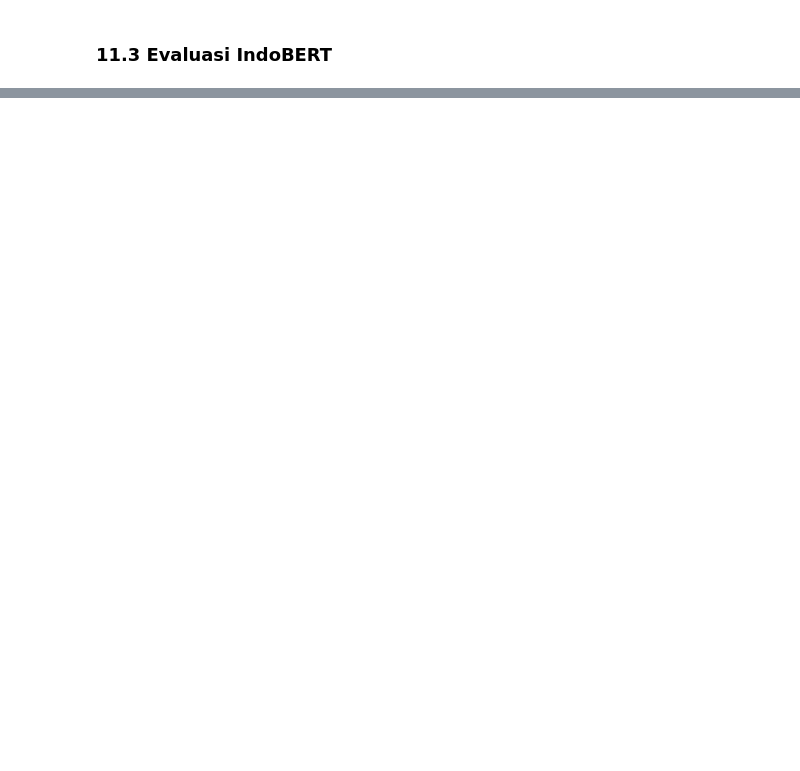
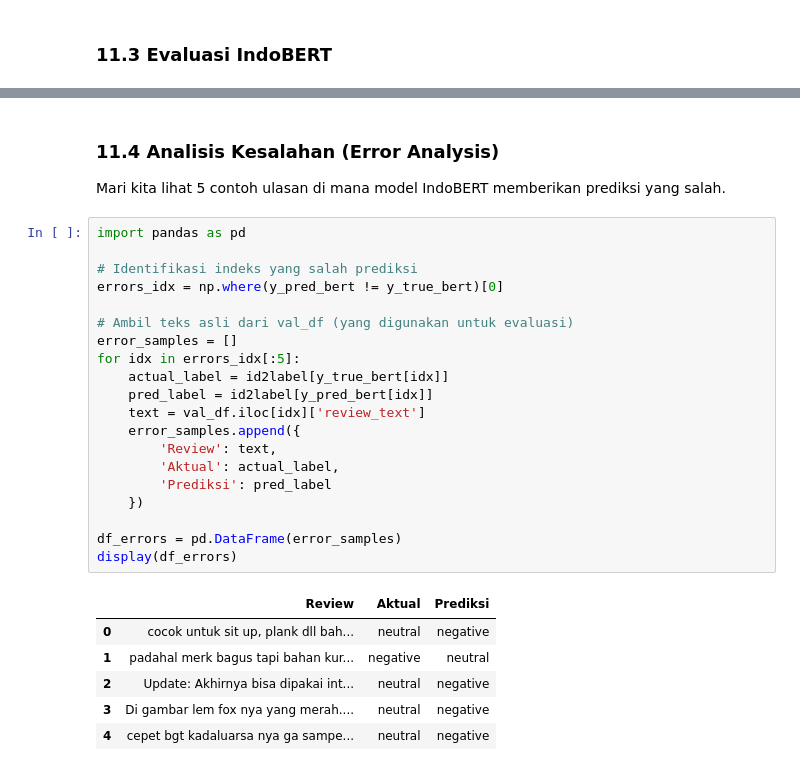
Before and after one commit to LuqmanSyah/tokopedia-review-sentiment, a Jupyter notebook: tokopedia_review_sentimen.ipynb, the cells around one changed output, grey strips where cells are left out. Drawn from its saved outputs; the diff is of its cells as text; blank space fills up the shorter version.

```diff
--- a/tokopedia_review_sentimen.ipynb
+++ b/tokopedia_review_sentimen.ipynb
@@ -486,0 +713,31 @@ bert_metrics
+# %% [markdown]
+### 11.4 Analisis Kesalahan (Error Analysis)
+
+Mari kita lihat 5 contoh ulasan di mana model IndoBERT memberikan prediksi yang salah.
+# %%
+import pandas as pd
+
+# Identifikasi indeks yang salah prediksi
+errors_idx = np.where(y_pred_bert != y_true_bert)[0]
+
+# Ambil teks asli dari val_df (yang digunakan untuk evaluasi)
+error_samples = []
+for idx in errors_idx[:5]:
+    actual_label = id2label[y_true_bert[idx]]
+    pred_label = id2label[y_pred_bert[idx]]
+    text = val_df.iloc[idx]['review_text']
+    error_samples.append({
+        'Review': text,
+        'Aktual': actual_label,
+        'Prediksi': pred_label
+    })
+
+df_errors = pd.DataFrame(error_samples)
+display(df_errors)
+# %% [output]
+|  | Review | Aktual | Prediksi |
+| 0 | cocok untuk sit up, plank dll bah... | neutral | negative |
+| 1 | padahal merk bagus tapi bahan kur... | negative | neutral |
+| 2 | Update: Akhirnya bisa dipakai int... | neutral | negative |
+| 3 | Di gambar lem fox nya yang merah.... | neutral | negative |
+| 4 | cepet bgt kadaluarsa nya ga sampe... | neutral | negative |
```
Also changed, not shown: parts of 24 cells of this notebook.
